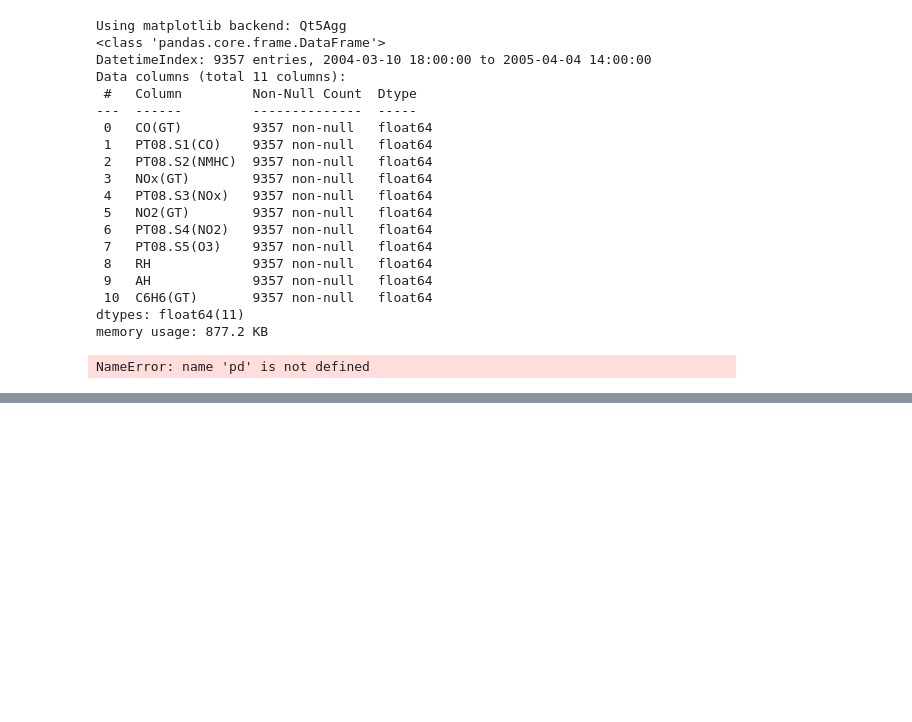
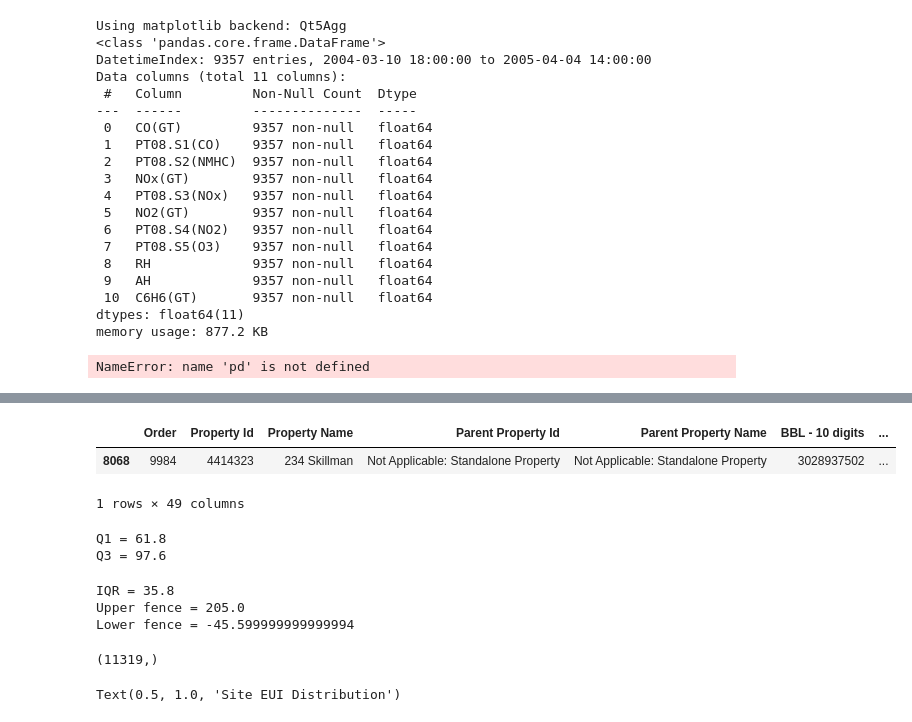
Before and after one commit to sshin01/GEUM-CHEOL, a Jupyter notebook: datascience/exer/1_hello.world.ipynb, the cells around one changed output, grey strips where cells are left out. Cells and saved outputs as stored; diff of their text form; code cells hidden in the pictures; blank space fills up the shorter version.

```diff
--- a/datascience/exer/1_hello.world.ipynb
+++ b/datascience/exer/1_hello.world.ipynb
@@ -3204,0 +3481,58 @@ NameError: name 'pd' is not defined
+# %%
+df.loc[df['Site EUI (kBtu/ft²)'] == 869265, :]
+# %% [output]
+|  | Order | Property Id | Property Name | Parent Property Id | Parent Property Name | BBL - 10 digits | ... |
+| 8068 | 9984 | 4414323 | 234 Skillman | Not Applicable: Standalone Property | Not Applicable: Standalone Property | 3028937502 | ... |
+1 rows × 49 columns
+# %%
+"""
+Removing Outliers
+- IQR-based outlier detection and elimination
+- Definition of an extreme outlier:
+    x < Q1 - 3IQR or x > Q3 - 3IQR
+"""
+
+# Calculate Q1 and Q3
+q1 = df['Site EUI (kBtu/ft²)'].quantile(0.25)
+q3 = df['Site EUI (kBtu/ft²)'].quantile(0.75)
+
+print('Q1 =', q1)
+print('Q3 =', q3)
+# %% [output]
+Q1 = 61.8
+Q3 = 97.6
+# %%
+# IQR
+iqr = q3-q1
+
+# Upper/lower fences
+# 1.5: mild outliers
+# 3: extreme outliers
+
+upper_fence = q3 + 3*iqr
+lower_fence = q1 - 3*iqr
+
+print('IQR =', iqr)
+print('Upper fence =', upper_fence)
+print('Lower fence =', lower_fence)
+# %% [output]
+IQR = 35.8
+Upper fence = 205.0
+Lower fence = -45.599999999999994
+# %%
+# Obtain a refined dataset (without extreme outliers)
+df = df[ (df['Site EUI (kBtu/ft²)'] < upper_fence) &
+      (df['Site EUI (kBtu/ft²)'] > lower_fence) ]
+
+df['Site EUI (kBtu/ft²)'].shape
+# %% [output]
+(11319,)
+# %%
+# Histogram of Site EUI after outlier eliminations
+
+plt.hist(df['Site EUI (kBtu/ft²)'].dropna(), bins = 20, edgecolor = 'black')
+plt.xlabel('Site EUI')
+plt.ylabel('Count')
+plt.title('Site EUI Distribution')
+# %% [output]
+Text(0.5, 1.0, 'Site EUI Distribution')
```
Also changed, not shown: parts of 71 cells of this notebook.
